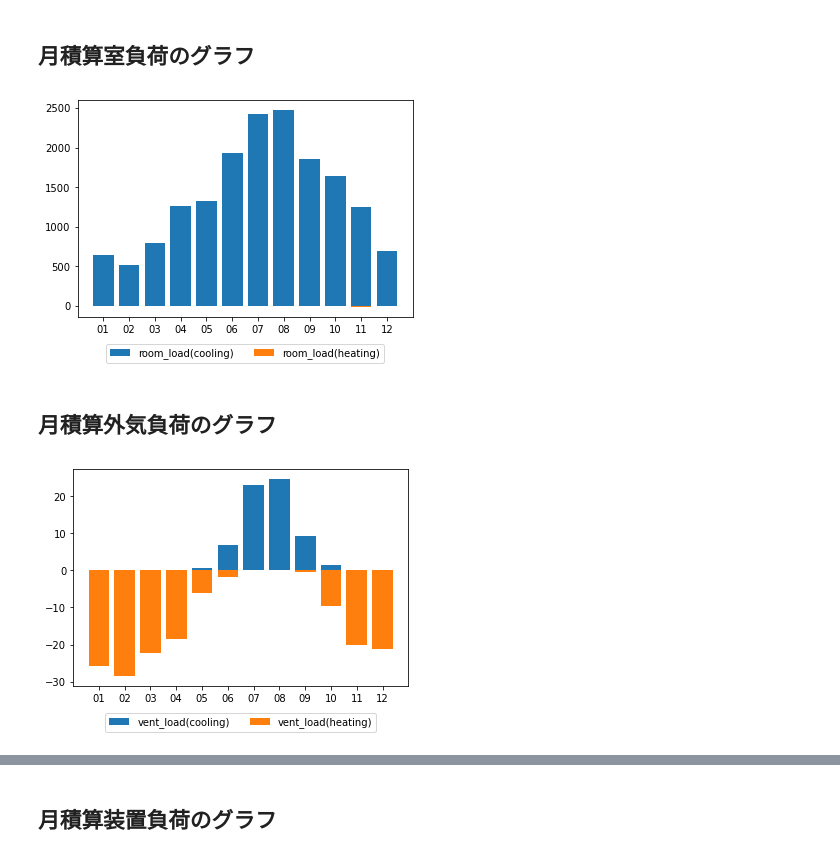
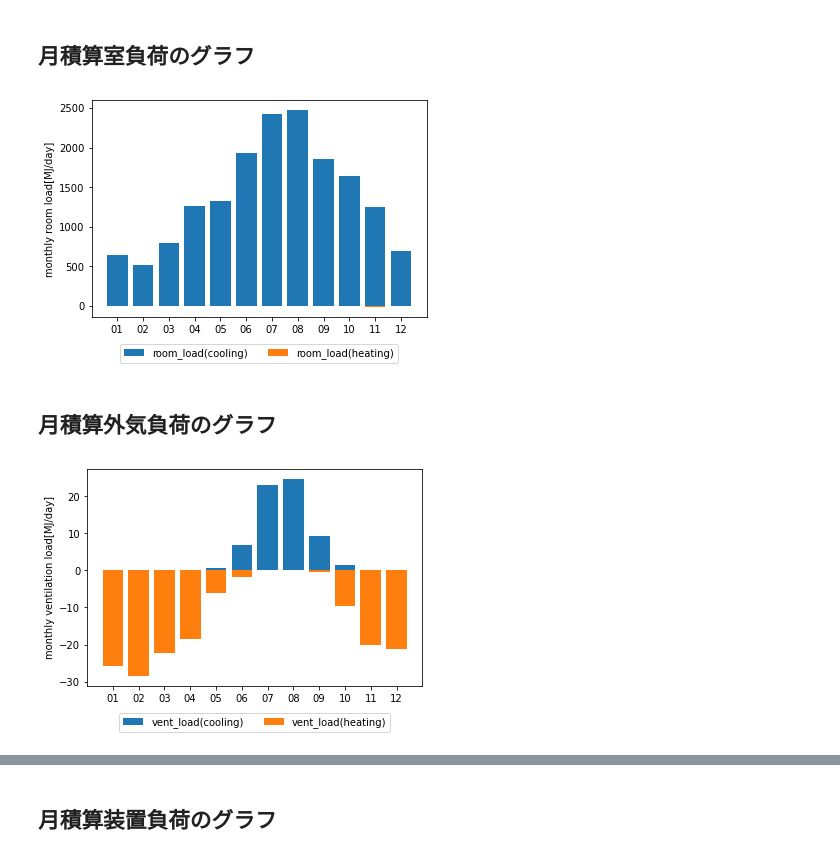
Before and after one commit to satoh-er/builelib_viewer, a Jupyter notebook: builelib_viewer.ipynb, the cells around one changed output, grey strips where cells are left out. Cells and saved outputs as stored; diff of their text form; code cells hidden in the pictures.

```diff
--- a/builelib_viewer.ipynb
+++ b/builelib_viewer.ipynb
@@ -23,6 +23,10 @@ vent_load = np.array(dict['AHU']['EHP1-1']['qoaAHU'])
 # 装置負荷の読み込み（省エネ基準では空調負荷）
 ac_load_c = np.array(dict['AHU']['EHP1-1']['cooling']['Qahu'])
 ac_load_h = np.array(dict['AHU']['EHP1-1']['heating']['Qahu'])
+
+# 熱源負荷の読み込み
+ref_load_c = np.array(dict['REF']['EHP1-1O_冷房']['Qref'])
+ref_load_h = - np.array(dict['REF']['EHP1-1O_暖房']['Qref'])
 # %%
 # pandaにデータを読み込ませる
 date_index_daily = pd.date_range(datetime(1989, 1, 1), datetime(1989, 12, 31), freq='D')
@@ -32,6 +36,8 @@ dd['room_load_h'] = room_load_h
 dd['vent_load'] = vent_load
 dd['ac_load_c'] = ac_load_c
 dd['ac_load_h'] = ac_load_h
+dd['ref_load_c'] = ref_load_c
+dd['ref_load_h'] = ref_load_h
 # %% [markdown]
 #### ac_load_c_c:室負荷が冷房で装置負荷が冷房
 #### ac_load_c_h:室負荷が冷房で装置負荷が暖房
@@ -49,6 +55,8 @@ dm['ac_load_c_c'] = (dd[dd['ac_load_c'] > 0.0])['ac_load_c'].resample('M').sum()
 dm['ac_load_c_h'] = (dd[dd['ac_load_c'] < 0.0])['ac_load_c'].resample('M').sum()
 dm['ac_load_h_c'] = (dd[dd['ac_load_h'] > 0.0])['ac_load_h'].resample('M').sum()
 dm['ac_load_h_h'] = (dd[dd['ac_load_h'] < 0.0])['ac_load_h'].resample('M').sum()
+dm['ref_load_c'] = dd['ref_load_c'].resample('M').sum()
+dm['ref_load_h'] = dd['ref_load_h'].resample('M').sum()
 # %% [markdown]
 ## 日積算室負荷のグラフ作成
 # %%
@@ -85,18 +107,20 @@ plt.show()
 # %%
 plt.bar(dm.index.strftime('%m'), dm['room_load_c'], label='room_load(cooling)')
 plt.bar(dm.index.strftime('%m'), dm['room_load_h'], label='room_load(heating)')
+plt.ylabel('monthly room load[MJ/day]')
 
 plt.legend(loc='upper center', bbox_to_anchor=(0.5, -0.1), ncol=2)
 plt.show()
 # %% [output]
-[figure, old version]
+[figure, new version]
 # %% [markdown]
 ## 月積算外気負荷のグラフ
 # %%
 plt.bar(dm.index.strftime('%m'), dm['vent_load_c'], label='vent_load(cooling)')
 plt.bar(dm.index.strftime('%m'), dm['vent_load_h'], label='vent_load(heating)')
+plt.ylabel('monthly ventilation load[MJ/day]')
 
 plt.legend(loc='upper center', bbox_to_anchor=(0.5, -0.1), ncol=2)
 plt.show()
 # %% [output]
-[figure, old version]
+[figure, new version]
```
Also changed, not shown: parts of 9 cells of this notebook.
